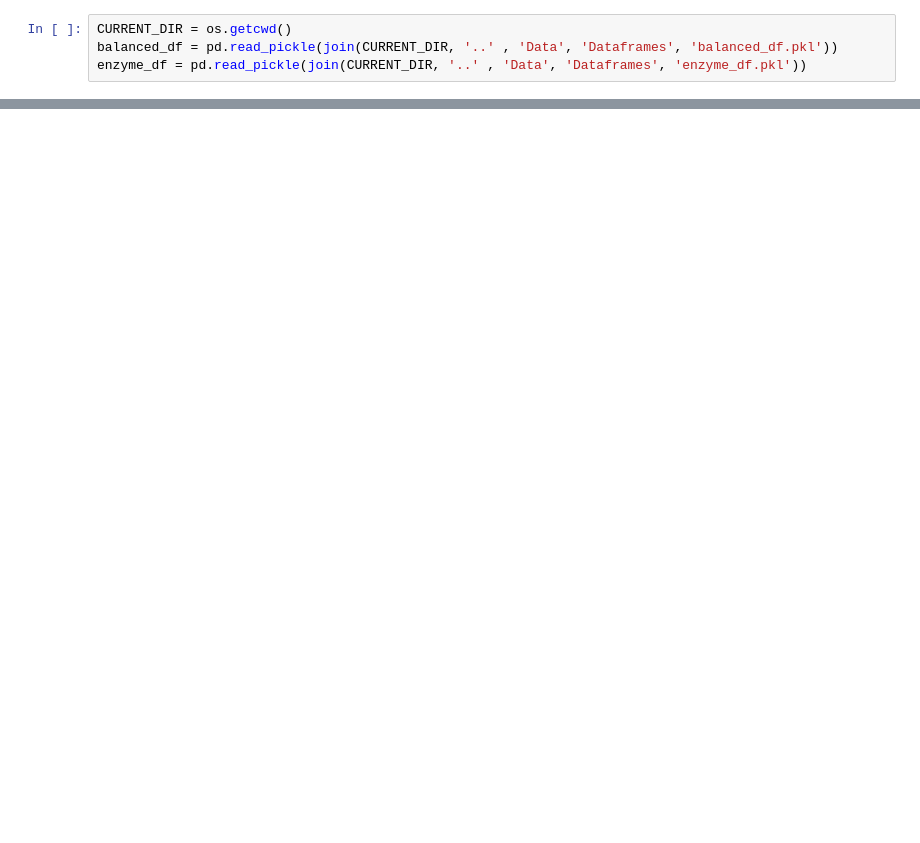
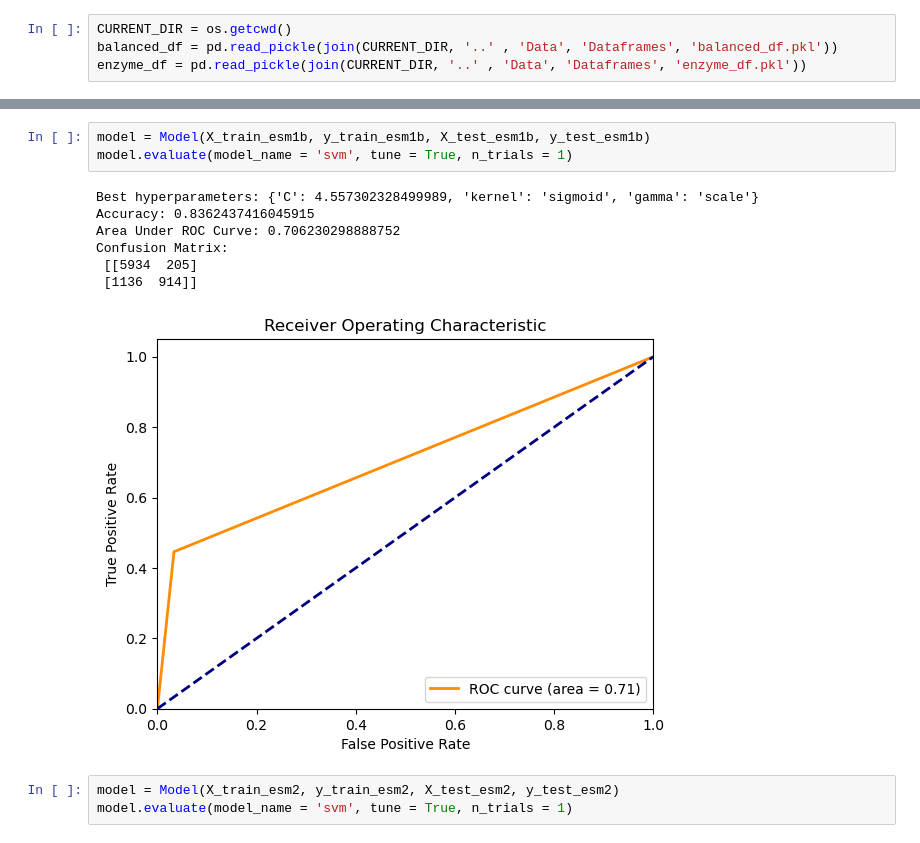
Before and after one commit to Pablo-CanoCarciofa/Enzyme-Specificity, a Jupyter notebook: Code/Prediction.ipynb, the cells around one changed output, grey strips where cells are left out. Saved outputs shown, nothing was run; the diff lists cells and outputs as text; blank space fills up the shorter version.

```diff
--- a/Code/Prediction.ipynb
+++ b/Code/Prediction.ipynb
@@ -327,0 +322,14 @@ Confusion Matrix:
+# %%
+model = Model(X_train_esm1b, y_train_esm1b, X_test_esm1b, y_test_esm1b)
+model.evaluate(model_name = 'svm', tune = True, n_trials = 1)
+# %% [output]
+Best hyperparameters: {'C': 4.557302328499989, 'kernel': 'sigmoid', 'gamma': 'scale'}
+Accuracy: 0.8362437416045915
+Area Under ROC Curve: 0.706230298888752
+Confusion Matrix:
+ [[5934  205]
+ [1136  914]]
+[figure, added]
+# %%
+model = Model(X_train_esm2, y_train_esm2, X_test_esm2, y_test_esm2)
+model.evaluate(model_name = 'svm', tune = True, n_trials = 1)
```
Also changed, not shown: parts of 21 cells of this notebook, 2 other files.
